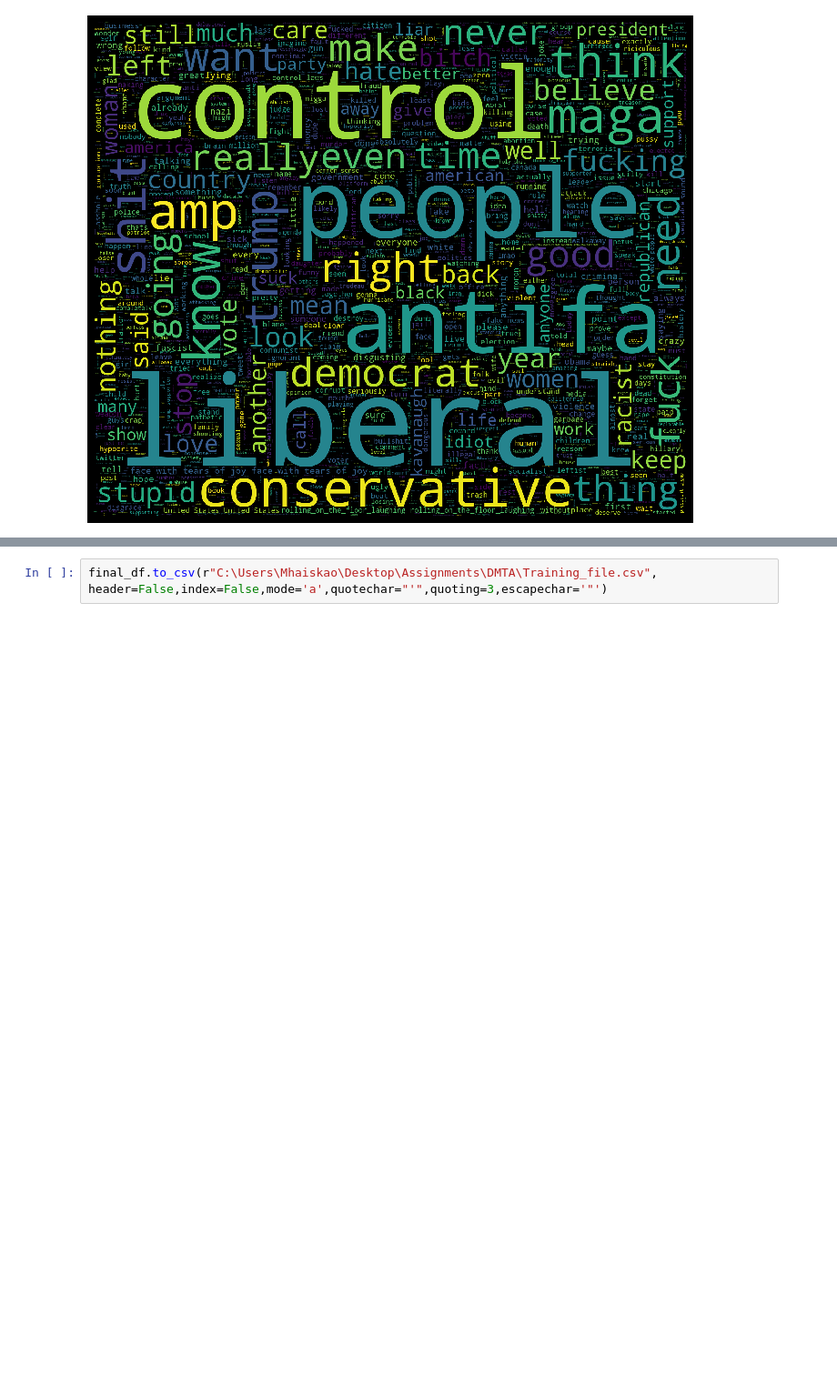
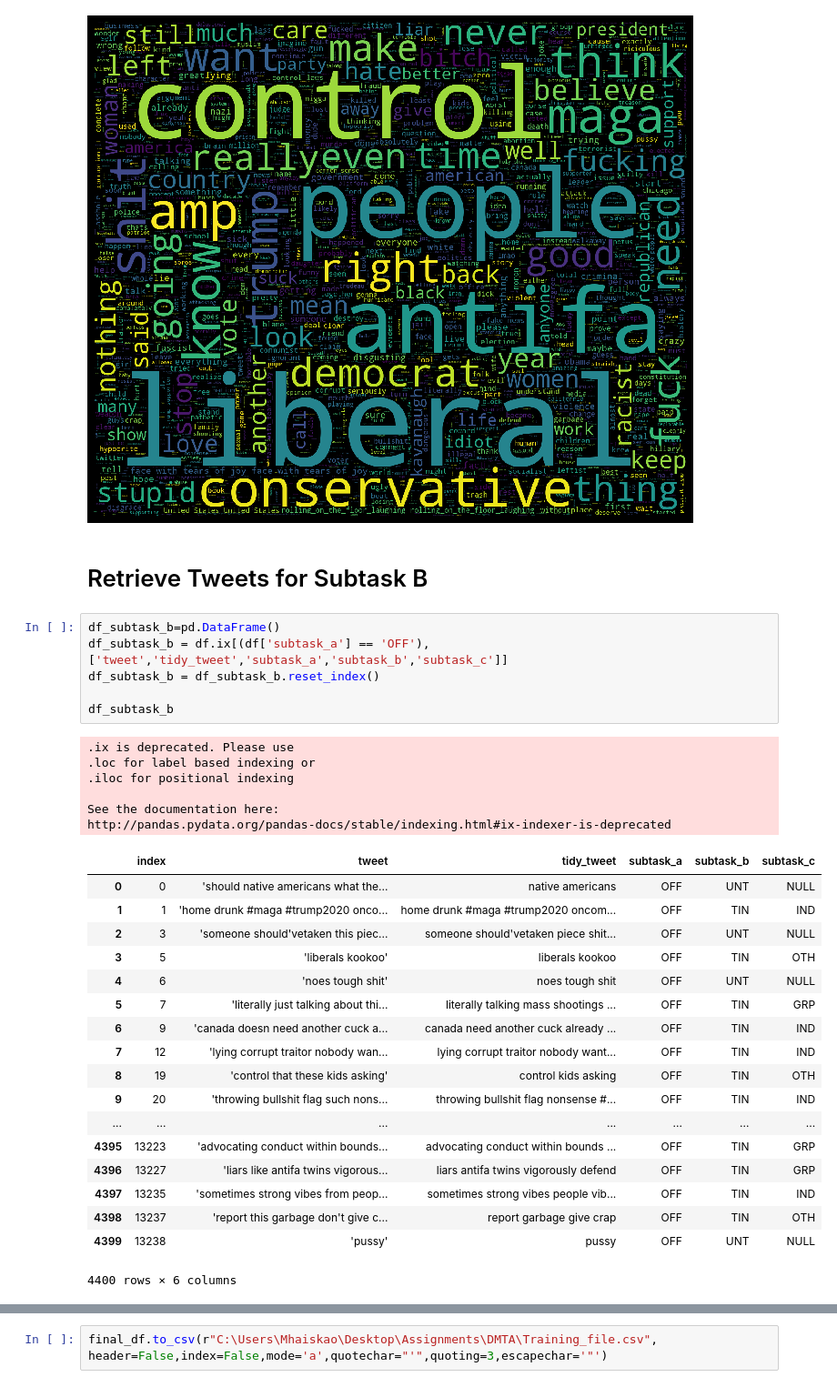
Before and after one commit to mhaiskarshridhar/OffensEval-2019, a Jupyter notebook: SemEvaluation.ipynb, the cells around one changed output, grey strips where cells are left out. Shown at 91% size. Saved outputs shown, nothing was run; the diff lists cells and outputs as text; blank space fills up the shorter version.

Commit message:
Processed Tweet's for Subtask_B

```diff
--- a/SemEvaluation.ipynb
+++ b/SemEvaluation.ipynb
@@ -420,3 +430,36 @@ Plot_Wordcloud(df,'tidy_tweet','subtask_a','OFF')
 [nltk_data]     C:\Users\Mhaiskao\AppData\Roaming\nltk_data...
 [nltk_data]   Package stopwords is already up-to-date!
 [figure]
+# %% [markdown]
+# Retrieve Tweets for Subtask B
+# %%
+df_subtask_b=pd.DataFrame()
+df_subtask_b = df.ix[(df['subtask_a'] == 'OFF'),['tweet','tidy_tweet','subtask_a','subtask_b','subtask_c']]
+df_subtask_b = df_subtask_b.reset_index()
+
+df_subtask_b
+# %% [output]
+.ix is deprecated. Please use
+.loc for label based indexing or
+.iloc for positional indexing
+
+See the documentation here:
+http://pandas.pydata.org/pandas-docs/stable/indexing.html#ix-indexer-is-deprecated
+|  | index | tweet | tidy_tweet | subtask_a | subtask_b | subtask_c |
+| 0 | 0 | 'should native americans what the... | native americans | OFF | UNT | NULL |
+| 1 | 1 | 'home drunk #maga #trump2020 onco... | home drunk #maga #trump2020 oncom... | OFF | TIN | IND |
+| 2 | 3 | 'someone should'vetaken this piec... | someone should'vetaken piece shit... | OFF | UNT | NULL |
+| 3 | 5 | 'liberals kookoo' | liberals kookoo | OFF | TIN | OTH |
+| 4 | 6 | 'noes tough shit' | noes tough shit | OFF | UNT | NULL |
+| 5 | 7 | 'literally just talking about thi... | literally talking mass shootings ... | OFF | TIN | GRP |
+| 6 | 9 | 'canada doesn need another cuck a... | canada need another cuck already ... | OFF | TIN | IND |
+| 7 | 12 | 'lying corrupt traitor nobody wan... | lying corrupt traitor nobody want... | OFF | TIN | IND |
+| 8 | 19 | 'control that these kids asking' | control kids asking | OFF | TIN | OTH |
+| 9 | 20 | 'throwing bullshit flag such nons... | throwing bullshit flag nonsense #... | OFF | TIN | IND |
+| ... | ... | ... | ... | ... | ... | ... |
+| 4395 | 13223 | 'advocating conduct within bounds... | advocating conduct within bounds ... | OFF | TIN | GRP |
+| 4396 | 13227 | 'liars like antifa twins vigorous... | liars antifa twins vigorously defend | OFF | TIN | GRP |
+| 4397 | 13235 | 'sometimes strong vibes from peop... | sometimes strong vibes people vib... | OFF | TIN | IND |
+| 4398 | 13237 | 'report this garbage don't give c... | report garbage give crap | OFF | TIN | OTH |
+| 4399 | 13238 | 'pussy' | pussy | OFF | UNT | NULL |
+4400 rows × 6 columns
```
Also changed, not shown: parts of 10 cells of this notebook.
